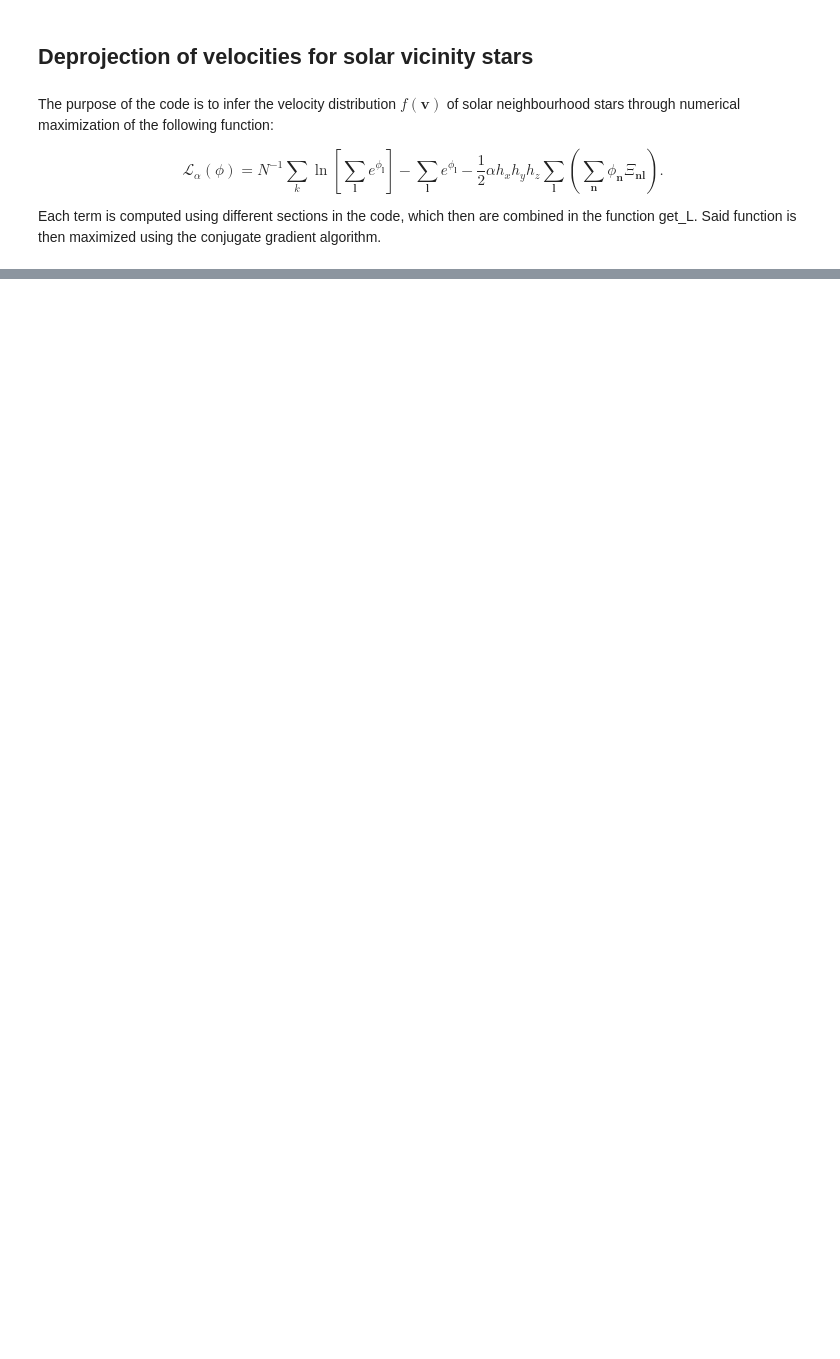
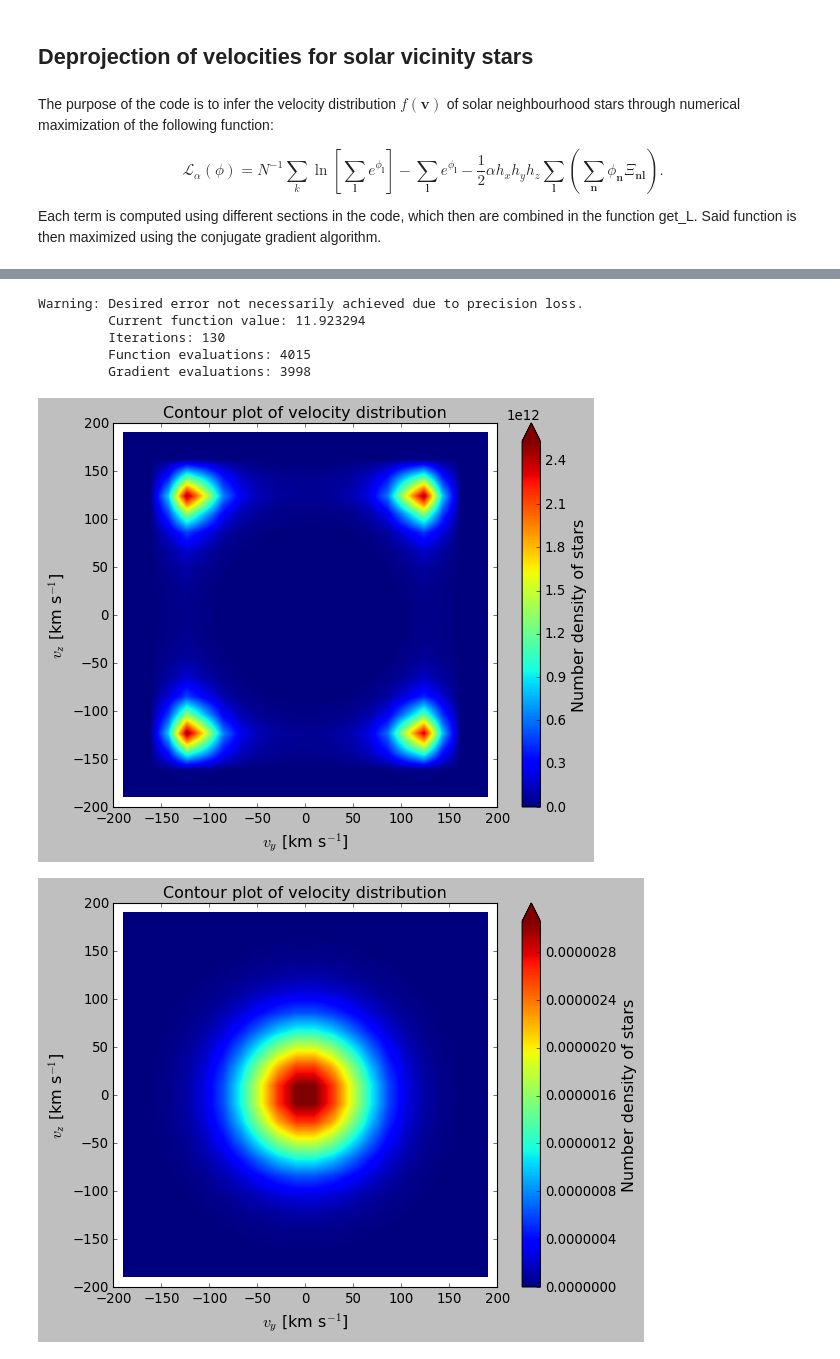
Before and after one commit to PaulMcMillan-Astro/DeprojectionProject, a Jupyter notebook: InitialDeprojectionNotebook.ipynb, the cells around one changed output, grey strips where cells are left out. Drawn from its saved outputs; the diff is of its cells as text; code cells hidden in the pictures; blank space fills up the shorter version.

Commit message:
Fixes for get_grad_L
The code is running faster and for a number of iterations. It is however very sensitive when it comes to choice of alpha. Needs additional testing.

```diff
--- a/InitialDeprojectionNotebook.ipynb
+++ b/InitialDeprojectionNotebook.ipynb
@@ -174,7 +180,7 @@ def calc_K(pk,rhat,vmin,dv,n):
         return K
 
     vr_prime =(vr[:-1] + vr[1:]) / 2
-    line_bins = np.zeros((len(vr_prime),3))
+    #line_bins = np.zeros((len(vr_prime),3))
 
     pk = np.stack([pk]*len(vr_prime)) #The stacking allows us to solve line equations simultaneously
     rhat = np.stack([rhat]*len(vr_prime))
@@ -185,7 +191,7 @@ def calc_K(pk,rhat,vmin,dv,n):
     This gives us the coordinates for each relevant bin, given in line_bins.
     Finally we compute the length of each segment and add said value to the relevant box in our K-space."""
     v_prime = pk + vr_primestack*rhat
-    line_bins += np.floor((v_prime-vmin)/ dv)
+    line_bins = np.floor((v_prime-vmin)/ dv)
 
     line_bins = line_bins.astype(int)
 
@@ -366,11 +399,14 @@ def max_L(v0_guess,disp_guess,alpha, pvals, rhatvals, vmin, dv, n):
 
     phi0 = np.ravel(phi0) #fmin_cg only takes one-dimensional inputs for the initial guess
 
-    mxl = fmin_cg(get_L, phi0, args=args)
+    #mxl = minimize(get_L, phi0, args=args, options= {'maxiter':10000}, method='Nelder-Mead')
+    mxl, phi_all = fmin_cg(get_L, phi0, fprime = get_grad_L, args=args, retall=True)
 
-    mxlnew = -mxl.reshape(n) #Since a one-dimensional array is returned from fmin_cg
+    #mxlnew = -mxl.x.reshape(n) #Since a one-dimensional array is returned from fmin_cg
+    mxlnew = - mxl.reshape(n)
 
-    return mxlnew
+    #return mxlnew, mxl
+    return mxlnew, phi_all
 
     #return get_L(phi0, Kvals, N, alpha, dv, n, sigma2)
 # %%
@@ -569,12 +605,12 @@ def plot_fv(phi,plane,vmin,dv,n):
     ax.set_xlabel(xlab+' [km s$^{-1}$]',size='large')
     ax.set_ylabel(ylab+' [km s$^{-1}$]',size='large')
 
-    plt.contourf(xc,yc,twodfv,cmap = plt.cm.get_cmap('jet'))
+    #plt.contourf(xc,yc,twodfv,cmap = plt.cm.get_cmap('jet'))
 
-    #extent = [xc[0], xc[-1], yc[0], yc[-1]]
-    #plt.imshow(twodfv.T,origin='lower',interpolation='bilinear',vmin=0,vmax=twodfv.max(),cmap = plt.cm.get_cmap('jet'),extent=extent)
+    extent = [xc[0], xc[-1], yc[0], yc[-1]]
+    im = ax.imshow(twodfv.T,origin='lower',interpolation='bilinear',vmin=0,vmax=twodfv.max(),cmap = plt.cm.get_cmap('jet'),extent=extent)
 
-    cb = plt.colorbar(orientation='vertical', extend='max')
+    cb = plt.colorbar(im,orientation='vertical', extend='max')
     cb.set_label('Number density of stars',size='large')
 
     plt.show()
@@ -590,6 +659,21 @@ def plot_fv(phi,plane,vmin,dv,n):
 # %%
-v_guess = np.array([10,10,10])
-disp_guess = np.array([50,50,50])
+v_guess = np.array([0,0,0])
+disp_guess = np.array([40,40,40])
 
-mxl = max_L(v_guess, disp_guess,1e-10, pvals, rhatvals, vmin, dv, n)
+mxl, phi_all = max_L(v_guess, disp_guess,1e-11, pvals, rhatvals, vmin, dv, n)
+# %% [output]
+Warning: Desired error not necessarily achieved due to precision loss.
+         Current function value: 11.923294
+         Iterations: 130
+         Function evaluations: 4015
+         Gradient evaluations: 3998
+# %%
+plot_fv(mxl,'yz',vmin,dv,n)
+
+phi0 = phi_guess(v0,v_disp,vmin,dv,n)
+
+plot_fv(phi0,'yz',vmin,dv,n)
+# %% [output]
+[figure, added]
+[figure, added]
 # %%
```
Also changed, not shown: parts of 15 cells of this notebook, 1 other file.
